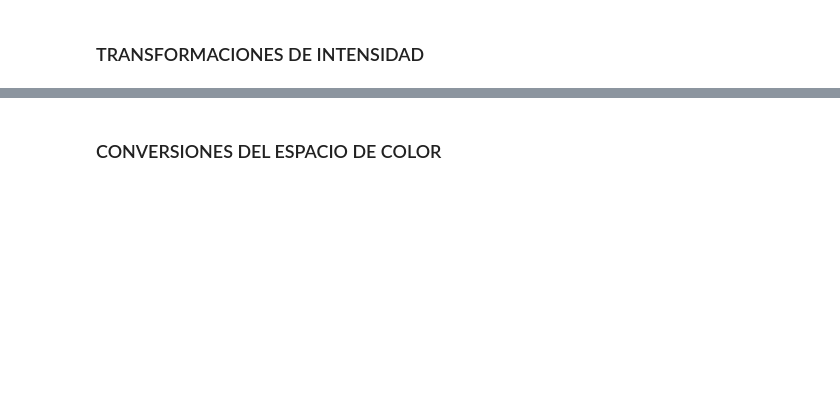
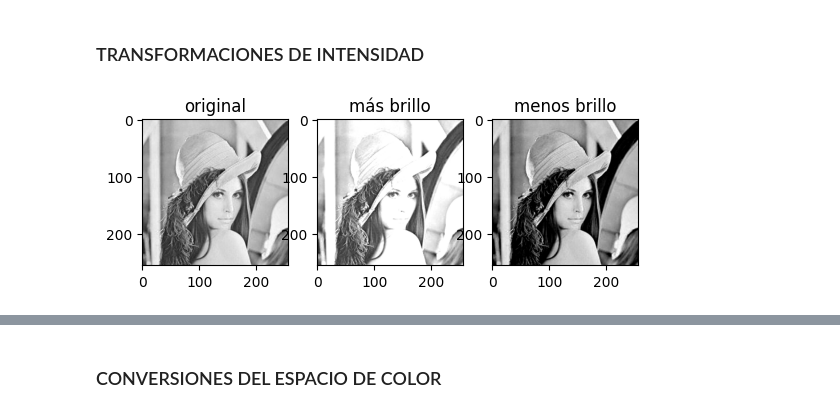
Before and after one commit to BryanAntamba/machine2026-PrimerParcial, a Jupyter notebook: Machine E-learning 2/PrimerParcial/transformaciones.ipynb, the cells around one changed output, grey strips where cells are left out. Drawn from its saved outputs; the diff is of its cells as text; code cells hidden in the pictures; blank space fills up the shorter version.

```diff
--- a/Machine E-learning 2/PrimerParcial/transformaciones.ipynb
+++ b/Machine E-learning 2/PrimerParcial/transformaciones.ipynb
@@ -31,18 +54,20 @@ plt.show()
 ### TRANSFORMACIONES DE INTENSIDAD
 # %%
 # CAMBIO DE BRILLO
-img = cv2.imread('images/Lena_RGB.png')
+img = cv2.imread('images/images/Lena_RGB.png')
 img = img[:,:,2] # red color
 
 mas_brillo = 50
 menos_brillo = -100
 mas_brillo_img = cv2.add(img, mas_brillo) # Importante el "cv2.add" en vez de "+"
 menos_brillo_img = cv2.add(img, menos_brillo)
 
 fig, ax = plt.subplots(1,3)
 ax[0].imshow(img, cmap='gray'), ax[0].set_title('original')
 ax[1].imshow(mas_brillo_img, cmap='gray'), ax[1].set_title('más brillo')
 ax[2].imshow(menos_brillo_img, cmap='gray'), ax[2].set_title('menos brillo')
 plt.show()
+# %% [output]
+[figure, added]
 # %%
 # CAMBIO DE CONTRASTE de acuerdo con el programa GIMP
```
Also changed, not shown: parts of 13 cells of this notebook, 2 other files.
